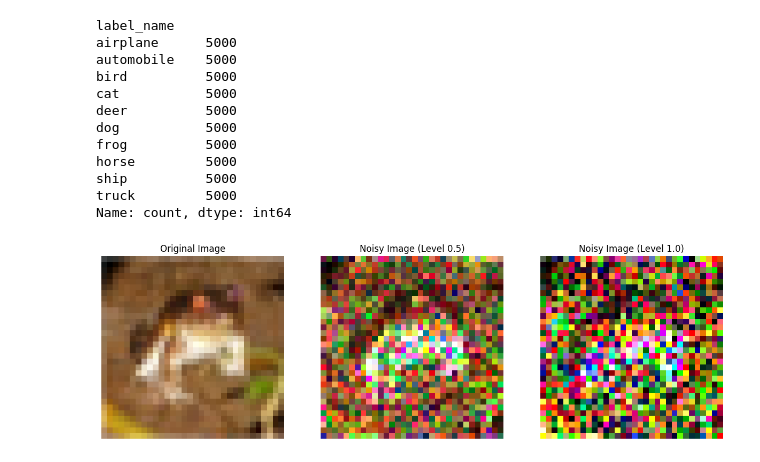
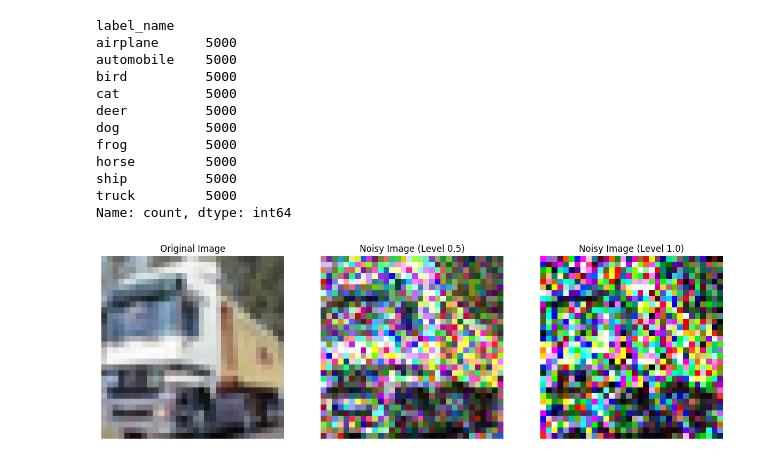
Before and after one commit to tsbedoya/ELE-Machine-Learning, a Jupyter notebook: repo/TheCIFAR-10.ipynb, the cells around one changed output. Cells and saved outputs as stored; diff of their text form; code cells hidden in the pictures.

```diff
--- a/repo/TheCIFAR-10.ipynb
+++ b/repo/TheCIFAR-10.ipynb
@@ -105,27 +105,27 @@ Name: count, dtype: int64
 # %%
 def add_speckle_noise(image, noise_level):
     # Generar ruido speckle
     noise = noise_level * np.random.randn(*image.shape)
     noisy_image = image + image * noise
     noisy_image = np.clip(noisy_image, 0, 255)  # Asegurar que los valores de píxel sigan siendo válidos
     return noisy_image.astype(np.uint8)
 
 # Aplicar ruido speckle a la primera imagen con dos niveles diferentes de ruido
 noise_levels = [0.5, 1.0]  # Desviación estándar para el ruido medio y alto
-original_image = unpack_image(data, 0)
+original_image = unpack_image(data, 1)
 noisy_images = [add_speckle_noise(original_image, level) for level in noise_levels]
 
 # Mostrar la imagen original y las imágenes con ruido
 fig, axes = plt.subplots(1, 3, figsize=(15, 5))
 axes[0].imshow(original_image)
 axes[0].set_title('Original Image')
 axes[0].axis('off')
 
 for i, ax in enumerate(axes[1:], start=1):
     ax.imshow(noisy_images[i-1])
     ax.set_title(f'Noisy Image (Level {noise_levels[i-1]})')
     ax.axis('off')
 
 plt.show()
 # %% [output]
-[figure, old version]
+[figure, new version]
```
Also changed, not shown: parts of 2 cells of this notebook, 1 other file.
